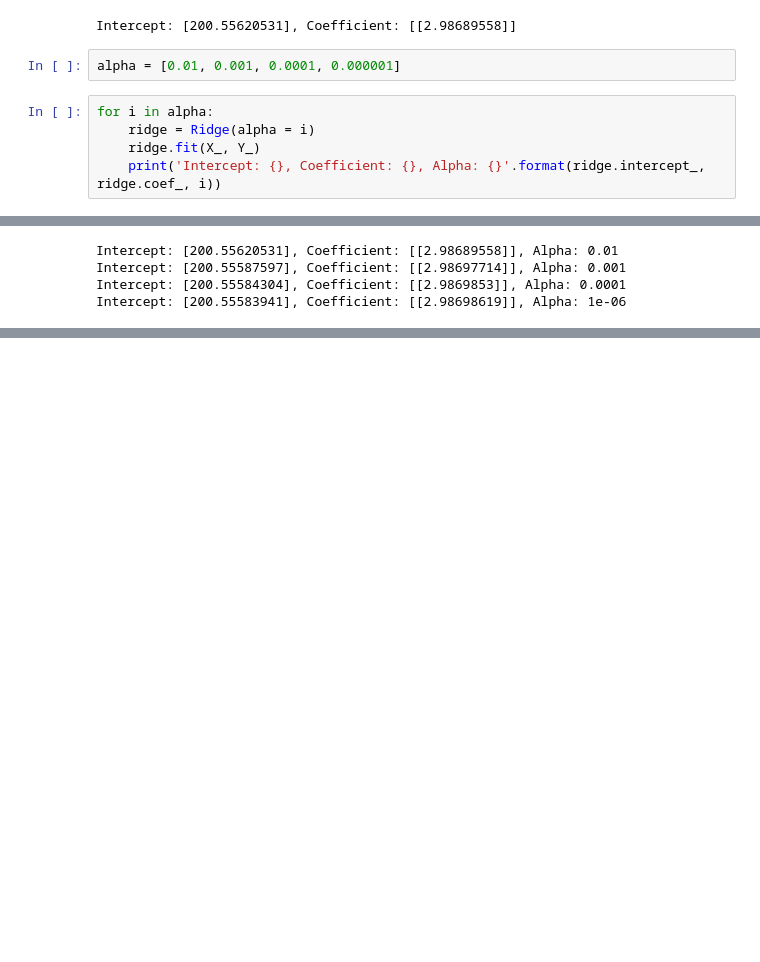
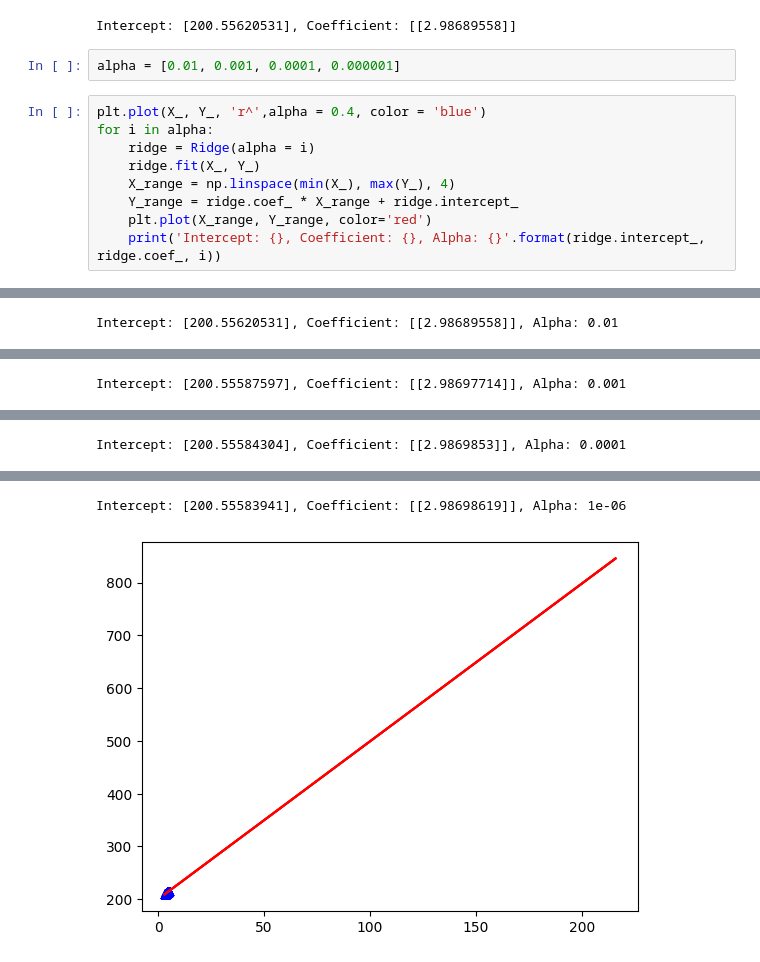
Before and after one commit to danishansari09/Algorithms, a Jupyter notebook: Cost_Function.ipynb, the cells around one changed output, grey strips where cells are left out. Cells and saved outputs as stored; diff of their text form; blank space fills up the shorter version.

```diff
--- a/Cost_Function.ipynb
+++ b/Cost_Function.ipynb
@@ -194,8 +194,12 @@ Intercept: [200.55620531], Coefficient: [[2.98689558]]
 # %%
 alpha = [0.01, 0.001, 0.0001, 0.000001]
 # %%
+plt.plot(X_, Y_, 'r^',alpha = 0.4, color = 'blue')
 for i in alpha:
     ridge = Ridge(alpha = i)
     ridge.fit(X_, Y_)
+    X_range = np.linspace(min(X_), max(Y_), 4)
+    Y_range = ridge.coef_ * X_range + ridge.intercept_
+    plt.plot(X_range, Y_range, color='red')
     print('Intercept: {}, Coefficient: {}, Alpha: {}'.format(ridge.intercept_, ridge.coef_, i))
 # %% [output]
@@ -202,4 +208 @@ for i in alpha:
 Intercept: [200.55620531], Coefficient: [[2.98689558]], Alpha: 0.01
-Intercept: [200.55587597], Coefficient: [[2.98697714]], Alpha: 0.001
-Intercept: [200.55584304], Coefficient: [[2.9869853]], Alpha: 0.0001
-Intercept: [200.55583941], Coefficient: [[2.98698619]], Alpha: 1e-06
@@ -205,0 +210 @@ Intercept: [200.55583941], Coefficient: [[2.98698619]], Alpha: 1e-06
+Intercept: [200.55587597], Coefficient: [[2.98697714]], Alpha: 0.001
@@ -205,0 +212 @@ Intercept: [200.55583941], Coefficient: [[2.98698619]], Alpha: 1e-06
+Intercept: [200.55584304], Coefficient: [[2.9869853]], Alpha: 0.0001
@@ -205,0 +214,2 @@ Intercept: [200.55583941], Coefficient: [[2.98698619]], Alpha: 1e-06
+Intercept: [200.55583941], Coefficient: [[2.98698619]], Alpha: 1e-06
+[figure, added]
```
Also changed, not shown: parts of 1 cell of this notebook.
